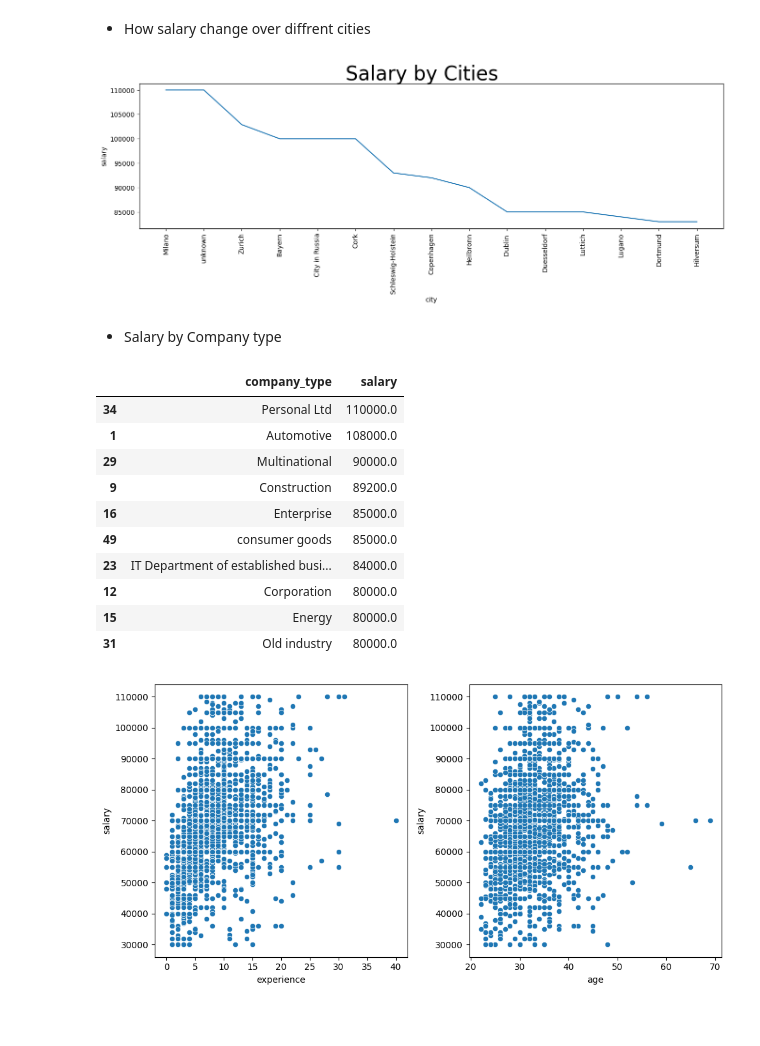
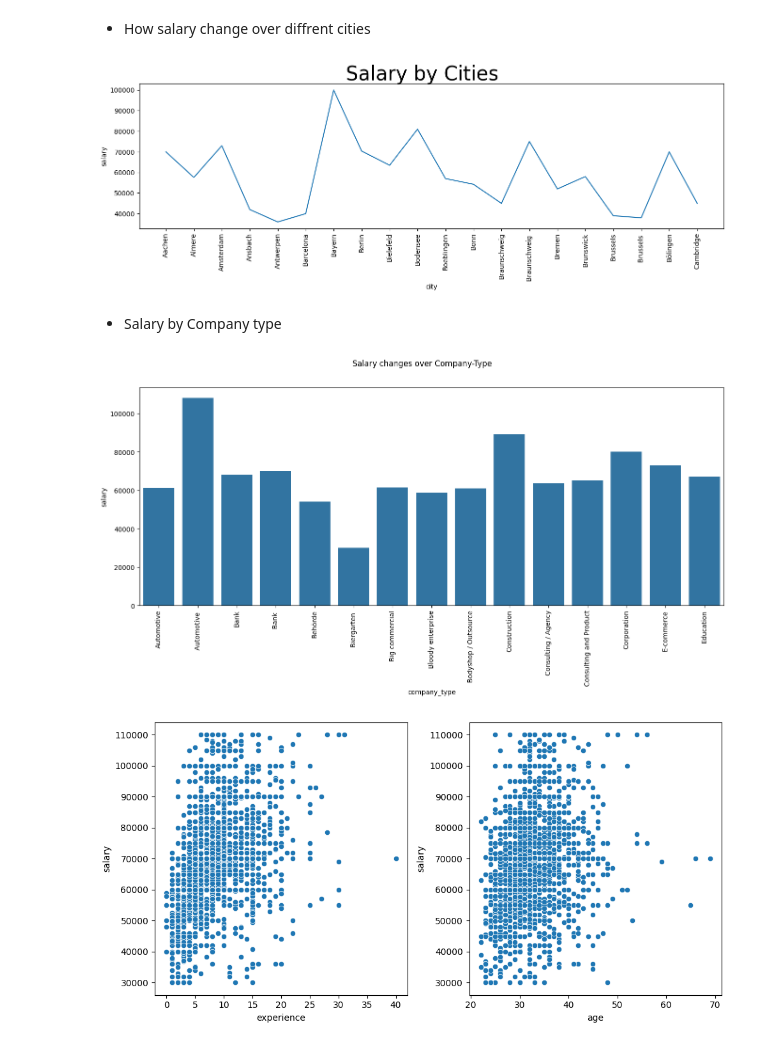
Before and after one commit to adnaaaen/eda-and-visualization, a Jupyter notebook: IT-salary/notebooks/eda.ipynb, the cells around one changed output. Drawn from its saved outputs; the diff is of its cells as text; code cells hidden in the pictures; blank space fills up the shorter version.

```diff
--- a/IT-salary/notebooks/eda.ipynb
+++ b/IT-salary/notebooks/eda.ipynb
@@ -201,31 +201,26 @@ sns.barplot(data=salay_by_gender, x='gender', y='salary', hue='survey_year')
 # %% [markdown]
 - How salary change over diffrent cities
 # %%
-city_groupby = df.groupby('city', as_index=False)['salary'].mean().nlargest(columns='salary', n=15)
+city_groupby = df.groupby('city', as_index=False)['salary'].mean().head(20)
 plt.figure(figsize=(16,4))
 plt.suptitle("Salary by Cities", fontsize=30)
 sns.lineplot(data=city_groupby, x='city', y='salary')
 plt.xticks(rotation=90)
 plt.show()
 # %% [output]
-[figure, old version]
+[figure, new version]
 # %% [markdown]
 - Salary by Company type
 # %%
-comapny_type_salary = df.groupby('company_type', as_index=False)['salary'].mean().nlargest(n=10, columns="salary")
-comapny_type_salary
+company_type_salary = df.groupby('company_type', as_index=False)['salary'].mean().head(15)
+
+plt.figure(figsize=(16,6))
+plt.suptitle("Salary changes over Company-Type")
+sns.barplot(data=company_type_salary, x="company_type", y="salary")
+plt.xticks(rotation=90)
+plt.show()
 # %% [output]
-|  | company_type | salary |
-| 34 | Personal Ltd | 110000.0 |
-| 1 | Automotive | 108000.0 |
-| 29 | Multinational | 90000.0 |
-| 9 | Construction | 89200.0 |
-| 16 | Enterprise | 85000.0 |
-| 49 | consumer goods | 85000.0 |
-| 23 | IT Department of established busi... | 84000.0 |
-| 12 | Corporation | 80000.0 |
-| 15 | Energy | 80000.0 |
-| 31 | Old industry | 80000.0 |
+[figure, added]
 # %%
 realtion_vals = {"experience" : "salary", "age" : "salary"}
 # %%
```
Also changed, not shown: parts of 3 cells of this notebook.
